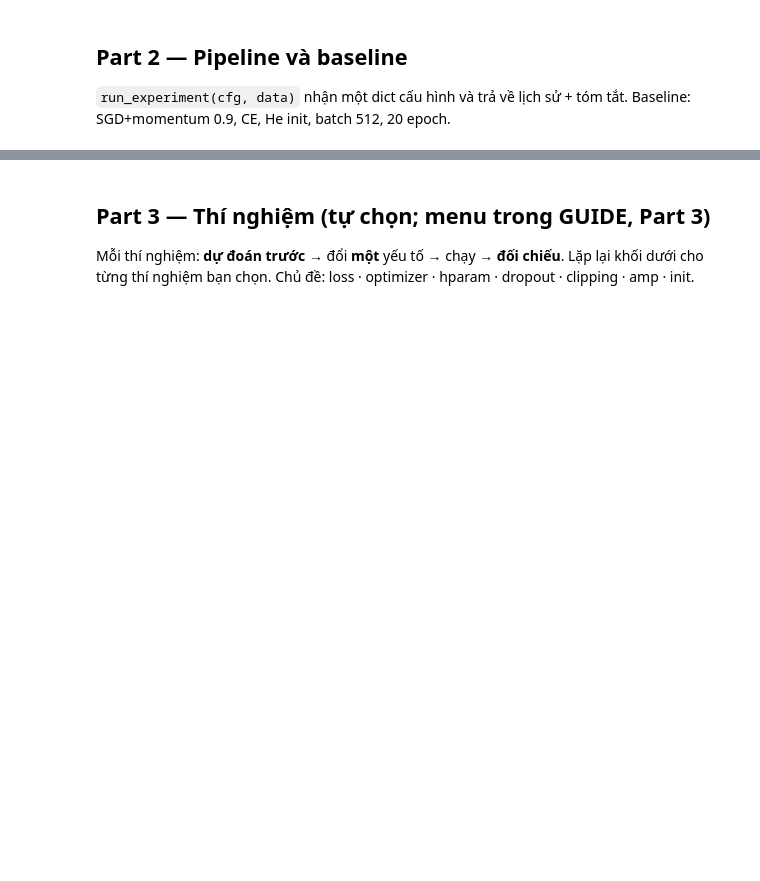
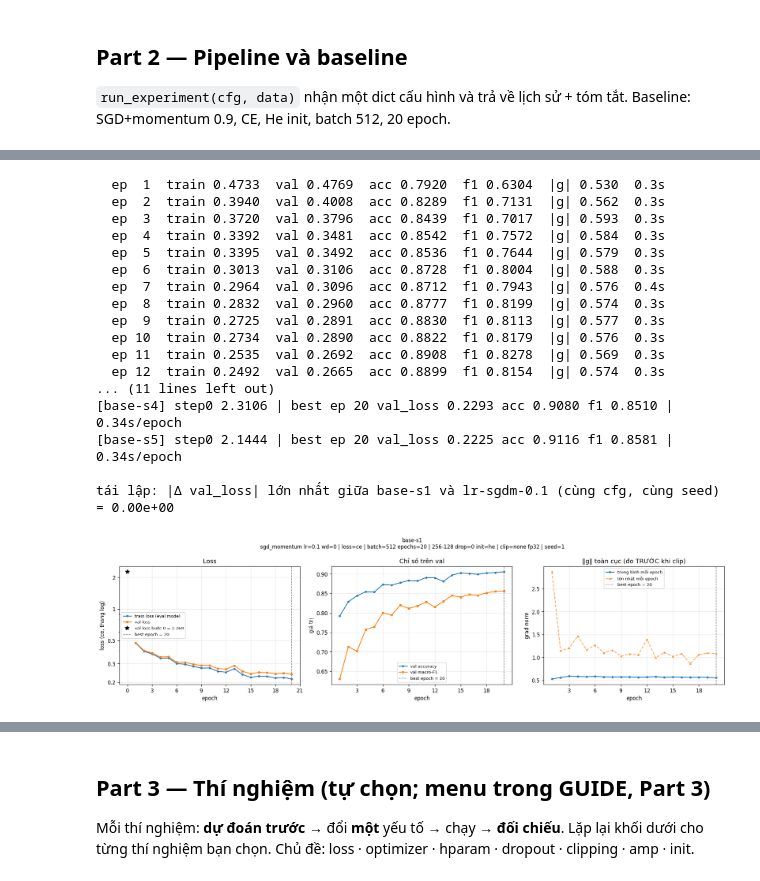
Before and after one commit to AIVIETNAM-AIO-AnhDinh/K4-Track4-Day1-DinhLenhTienAnh-2A202602928-Neuralnetwork, a Jupyter notebook: code/lab.ipynb, the cells around one changed output, grey strips where cells are left out. Drawn from its saved outputs; the diff is of its cells as text; code cells hidden in the pictures; blank space fills up the shorter version.

```diff
--- a/code/lab.ipynb
+++ b/code/lab.ipynb
@@ -262,0 +316,35 @@ chuẩn toàn cục: 2.9711
+# %%
+# 2b-2. Baseline với lr đã chọn, 5 seed để đo độ nhiễu (seed đổi cả khởi tạo lẫn thứ tự lô; phép tách val giữ nguyên)
+cfg = {**DEFAULT_CFG, "lr": BEST_LR}
+SEEDS = [1, 2, 3, 4, 5]
+base_runs = []
+for s in SEEDS:
+    r = run_experiment({**cfg, "seed": s, "exp_id": f"base-s{s}", "description": f"Baseline M-base, seed {s}"},
+                       data, verbose=(s == 1))
+    save_result(r, f"{OUT_DIR}/results")
+    plot_run(r, f"{OUT_DIR}/figures/{r['cfg']['exp_id']}.png")
+    base_runs.append(r)
+
+# base-s1 trùng cấu hình và seed với lr-sgdm-<BEST_LR> -> kiểm tra tính tái lập
+d = max(abs(a - b) for a, b in zip(base_runs[0]["history"]["val_loss"], lr_runs[BEST_LR]["history"]["val_loss"]))
+print(f"\ntái lập: |Δ val_loss| lớn nhất giữa base-s1 và lr-sgdm-{BEST_LR:g} (cùng cfg, cùng seed) = {d:.2e}")
+display(Image(f"{OUT_DIR}/figures/base-s1.png"))
+# %% [output]
+  ep  1  train 0.4733  val 0.4769  acc 0.7920  f1 0.6304  |g| 0.530  0.3s
+  ep  2  train 0.3940  val 0.4008  acc 0.8289  f1 0.7131  |g| 0.562  0.3s
+  ep  3  train 0.3720  val 0.3796  acc 0.8439  f1 0.7017  |g| 0.593  0.3s
+  ep  4  train 0.3392  val 0.3481  acc 0.8542  f1 0.7572  |g| 0.584  0.3s
+  ep  5  train 0.3395  val 0.3492  acc 0.8536  f1 0.7644  |g| 0.579  0.3s
+  ep  6  train 0.3013  val 0.3106  acc 0.8728  f1 0.8004  |g| 0.588  0.3s
+  ep  7  train 0.2964  val 0.3096  acc 0.8712  f1 0.7943  |g| 0.576  0.4s
+  ep  8  train 0.2832  val 0.2960  acc 0.8777  f1 0.8199  |g| 0.574  0.3s
+  ep  9  train 0.2725  val 0.2891  acc 0.8830  f1 0.8113  |g| 0.577  0.3s
+  ep 10  train 0.2734  val 0.2890  acc 0.8822  f1 0.8179  |g| 0.576  0.3s
+  ep 11  train 0.2535  val 0.2692  acc 0.8908  f1 0.8278  |g| 0.569  0.3s
+  ep 12  train 0.2492  val 0.2665  acc 0.8899  f1 0.8154  |g| 0.574  0.3s
+... (11 lines left out)
+[base-s4] step0 2.3106 | best ep 20 val_loss 0.2293 acc 0.9080 f1 0.8510 | 0.34s/epoch
+[base-s5] step0 2.1444 | best ep 20 val_loss 0.2225 acc 0.9116 f1 0.8581 | 0.34s/epoch
+
+tái lập: |Δ val_loss| lớn nhất giữa base-s1 và lr-sgdm-0.1 (cùng cfg, cùng seed) = 0.00e+00
+[figure, added]
```
Also changed, not shown: parts of 6 cells of this notebook, 26 other files.
